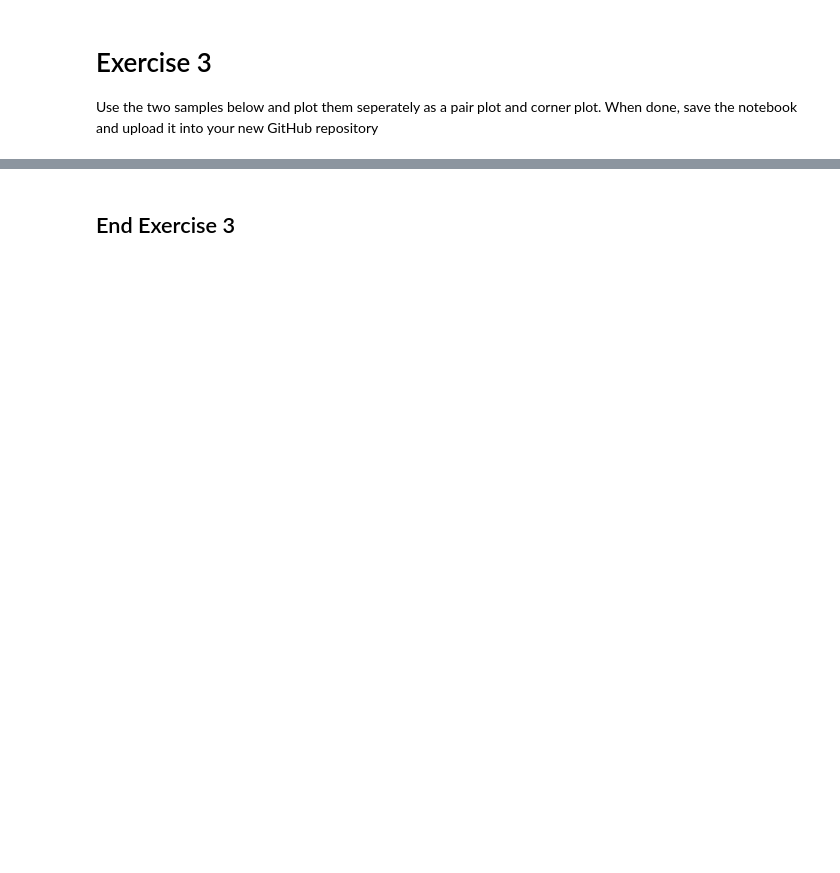
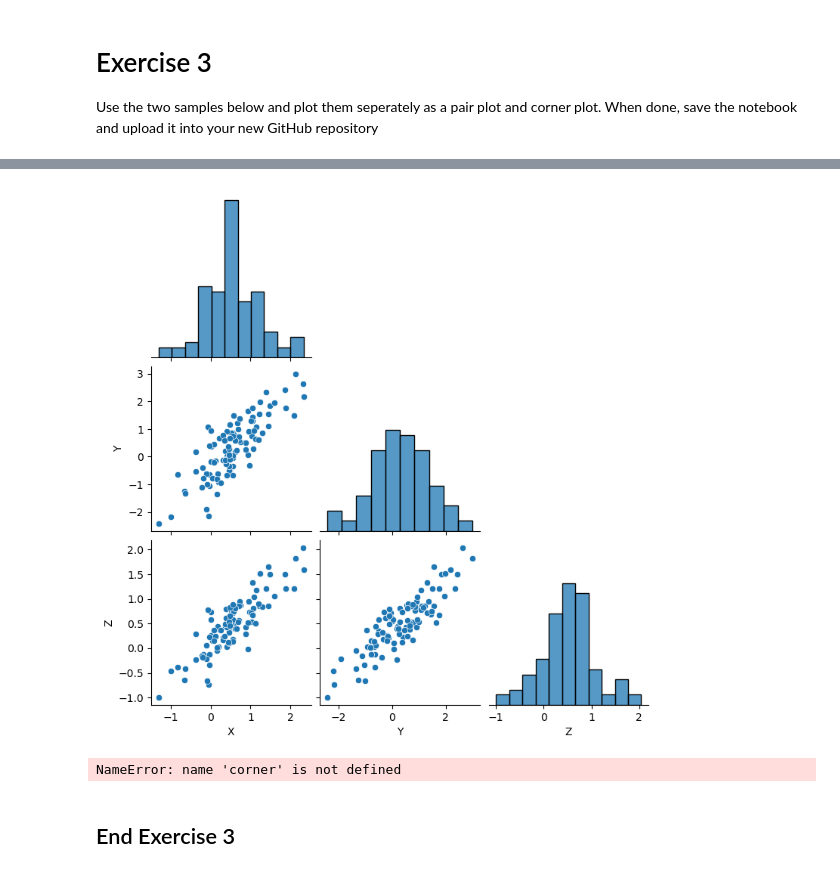
Before and after one commit to Joryh-IO/Applied-Data-Science-1, a Jupyter notebook: Version Control and Further Graphs.ipynb, the cells around one changed output, grey strips where cells are left out. Saved outputs shown, nothing was run; the diff lists cells and outputs as text; code cells hidden in the pictures; blank space fills up the shorter version.

```diff
--- a/Version Control and Further Graphs.ipynb
+++ b/Version Control and Further Graphs.ipynb
@@ -303,0 +308,4 @@ df_correlated = pd.DataFrame(correlated_data, columns=['X', 'Y', 'Z'])
+# %%
+plot_pairplot(df_correlated)
+# %% [output]
+[figure, added]
@@ -304,2 +314,6 @@ df_correlated = pd.DataFrame(correlated_data, columns=['X', 'Y', 'Z'])
+# %%
+plot_cornerplot(df_uncorrelated)
+# %% [output]
+NameError: name 'corner' is not defined
 # %% [markdown]
 ## End Exercise 3
```
Also changed, not shown: parts of 6 cells of this notebook.
